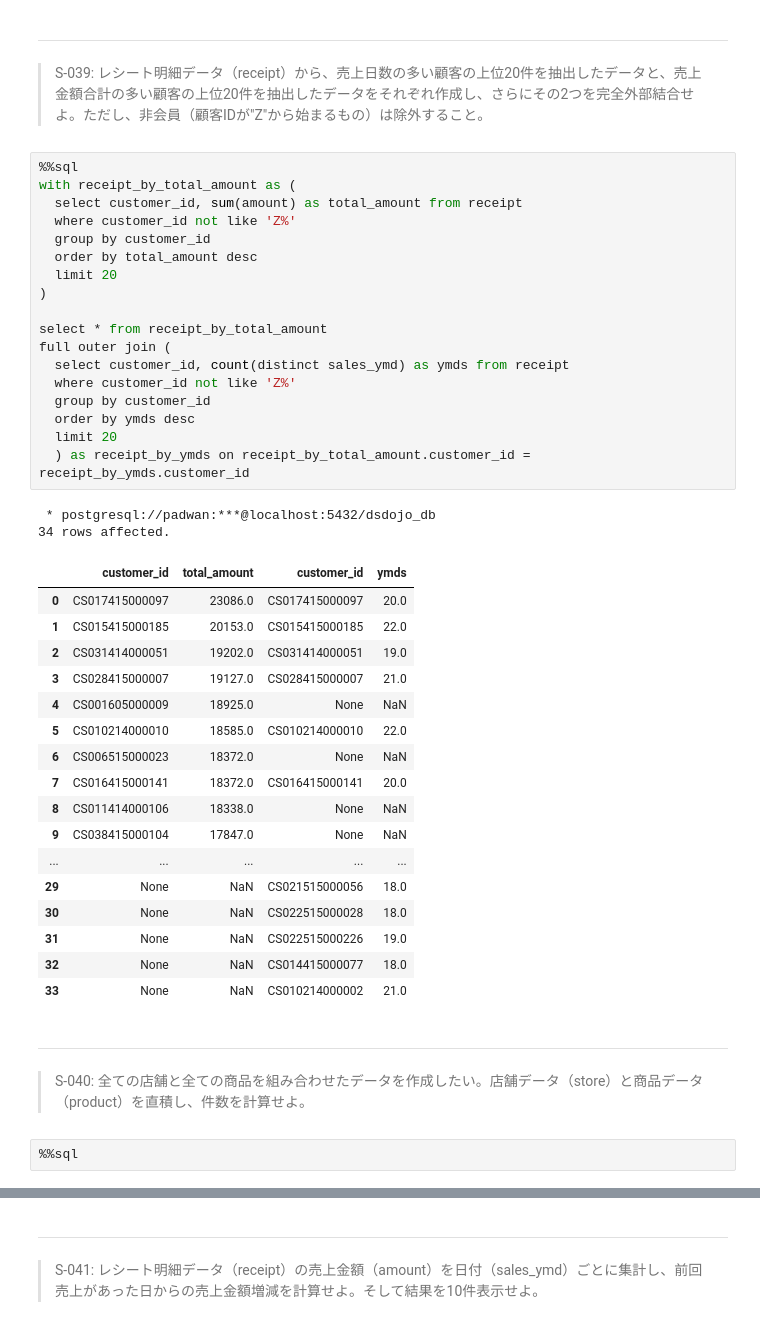
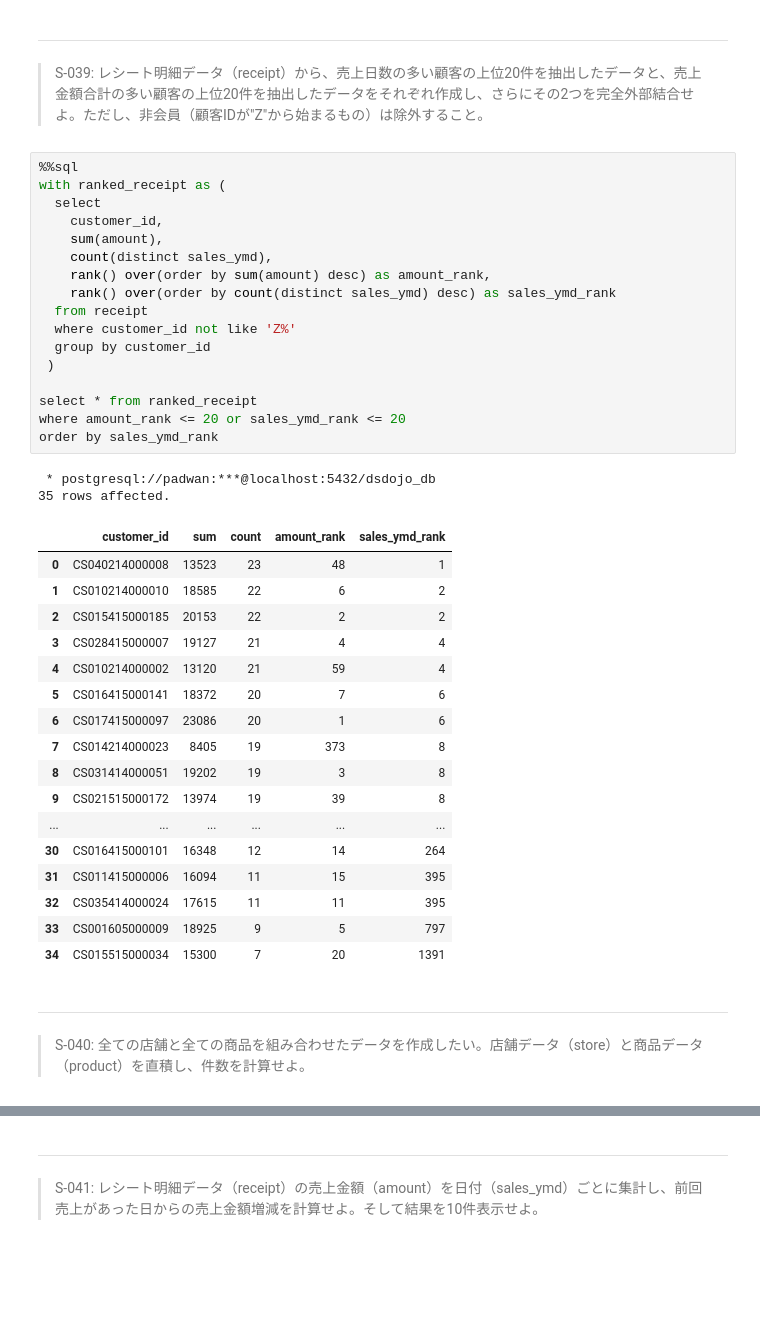
Before and after one commit to kawaguchi-adx/preprocess_knock_SQL, a Jupyter notebook: preprocess_knock_SQL_Colab.ipynb, the cells around one changed output, grey strips where cells are left out. Saved outputs shown, nothing was run; the diff lists cells and outputs as text; blank space fills up the shorter version.

```diff
--- a/preprocess_knock_SQL_Colab.ipynb
+++ b/preprocess_knock_SQL_Colab.ipynb
@@ -294,46 +294,43 @@ SELECT 'このように実行できます' AS sample;
 # %% [markdown]
 ---
 > S-039: レシート明細データ（receipt）から、売上日数の多い顧客の上位20件を抽出したデータと、売上金額合計の多い顧客の上位20件を抽出したデータをそれぞれ作成し、さらにその2つを完全外部結合せよ。ただし、非会員（顧客IDが"Z"から始まるもの）は除外すること。
-# %%
-%%sql
-with receipt_by_total_amount as (
-  select customer_id, sum(amount) as total_amount from receipt
-  where customer_id not like 'Z%'
-  group by customer_id
-  order by total_amount desc
-  limit 20
-)
-
-select * from receipt_by_total_amount
-full outer join (
-  select customer_id, count(distinct sales_ymd) as ymds from receipt
-  where customer_id not like 'Z%'
-  group by customer_id
-  order by ymds desc
-  limit 20
-  ) as receipt_by_ymds on receipt_by_total_amount.customer_id = receipt_by_ymds.customer_id
-# %% [output]
- * postgresql://padwan:***@localhost:5432/dsdojo_db
-34 rows affected.
-|  | customer_id | total_amount | customer_id | ymds |
-| 0 | CS017415000097 | 23086.0 | CS017415000097 | 20.0 |
-| 1 | CS015415000185 | 20153.0 | CS015415000185 | 22.0 |
-| 2 | CS031414000051 | 19202.0 | CS031414000051 | 19.0 |
-| 3 | CS028415000007 | 19127.0 | CS028415000007 | 21.0 |
-| 4 | CS001605000009 | 18925.0 | None | NaN |
-| 5 | CS010214000010 | 18585.0 | CS010214000010 | 22.0 |
-| 6 | CS006515000023 | 18372.0 | None | NaN |
-| 7 | CS016415000141 | 18372.0 | CS016415000141 | 20.0 |
-| 8 | CS011414000106 | 18338.0 | None | NaN |
-| 9 | CS038415000104 | 17847.0 | None | NaN |
-| ... | ... | ... | ... | ... |
-| 29 | None | NaN | CS021515000056 | 18.0 |
-| 30 | None | NaN | CS022515000028 | 18.0 |
-| 31 | None | NaN | CS022515000226 | 19.0 |
-| 32 | None | NaN | CS014415000077 | 18.0 |
-| 33 | None | NaN | CS010214000002 | 21.0 |
+# %%
+%%sql
+with ranked_receipt as (
+  select
+    customer_id,
+    sum(amount),
+    count(distinct sales_ymd),
+    rank() over(order by sum(amount) desc) as amount_rank,
+    rank() over(order by count(distinct sales_ymd) desc) as sales_ymd_rank
+  from receipt
+  where customer_id not like 'Z%'
+  group by customer_id
+ )
+
+select * from ranked_receipt
+where amount_rank <= 20 or sales_ymd_rank <= 20
+order by sales_ymd_rank
+# %% [output]
+ * postgresql://padwan:***@localhost:5432/dsdojo_db
+35 rows affected.
+|  | customer_id | sum | count | amount_rank | sales_ymd_rank |
+| 0 | CS040214000008 | 13523 | 23 | 48 | 1 |
+| 1 | CS010214000010 | 18585 | 22 | 6 | 2 |
+| 2 | CS015415000185 | 20153 | 22 | 2 | 2 |
+| 3 | CS028415000007 | 19127 | 21 | 4 | 4 |
+| 4 | CS010214000002 | 13120 | 21 | 59 | 4 |
+| 5 | CS016415000141 | 18372 | 20 | 7 | 6 |
+| 6 | CS017415000097 | 23086 | 20 | 1 | 6 |
+| 7 | CS014214000023 | 8405 | 19 | 373 | 8 |
+| 8 | CS031414000051 | 19202 | 19 | 3 | 8 |
+| 9 | CS021515000172 | 13974 | 19 | 39 | 8 |
+| ... | ... | ... | ... | ... | ... |
+| 30 | CS016415000101 | 16348 | 12 | 14 | 264 |
+| 31 | CS011415000006 | 16094 | 11 | 15 | 395 |
+| 32 | CS035414000024 | 17615 | 11 | 11 | 395 |
+| 33 | CS001605000009 | 18925 | 9 | 5 | 797 |
+| 34 | CS015515000034 | 15300 | 7 | 20 | 1391 |
 # %% [markdown]
 ---
 > S-040: 全ての店舗と全ての商品を組み合わせたデータを作成したい。店舗データ（store）と商品データ（product）を直積し、件数を計算せよ。
-# %%
-%%sql
```
Also changed, not shown: parts of 8 cells of this notebook.
